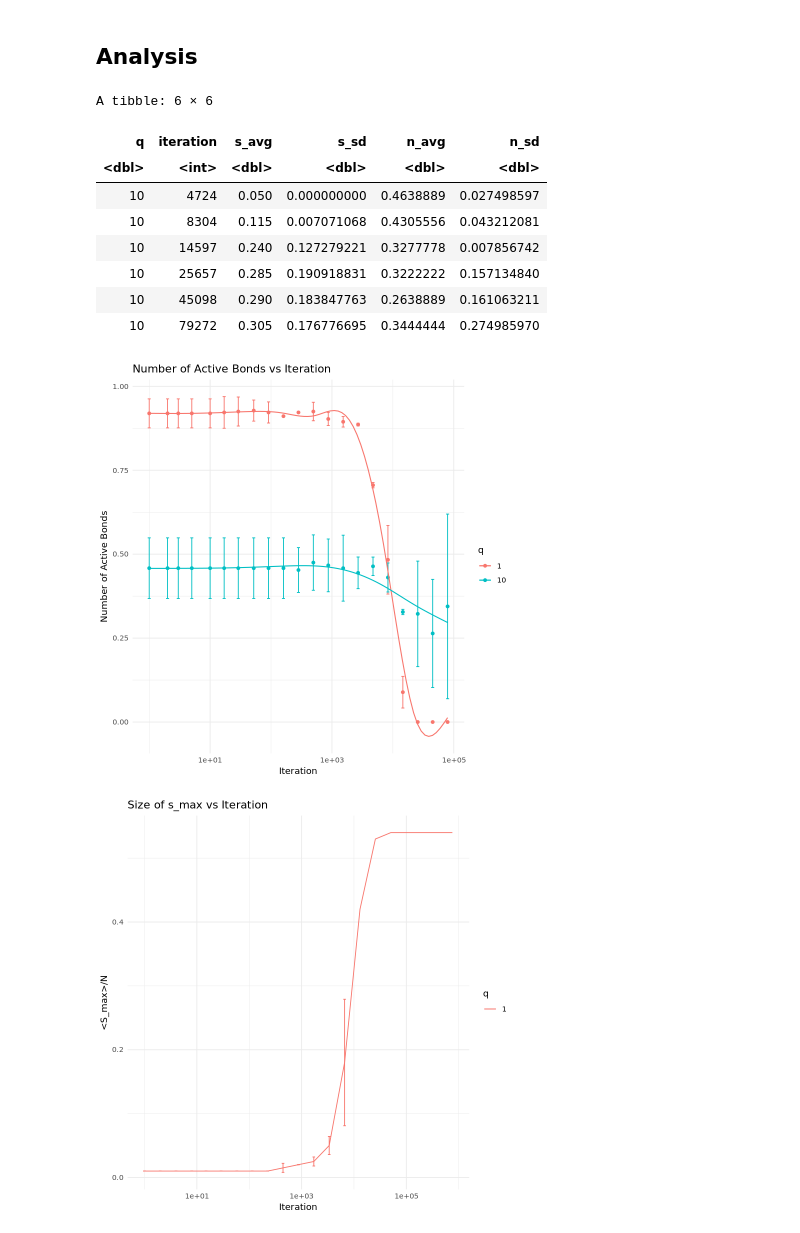
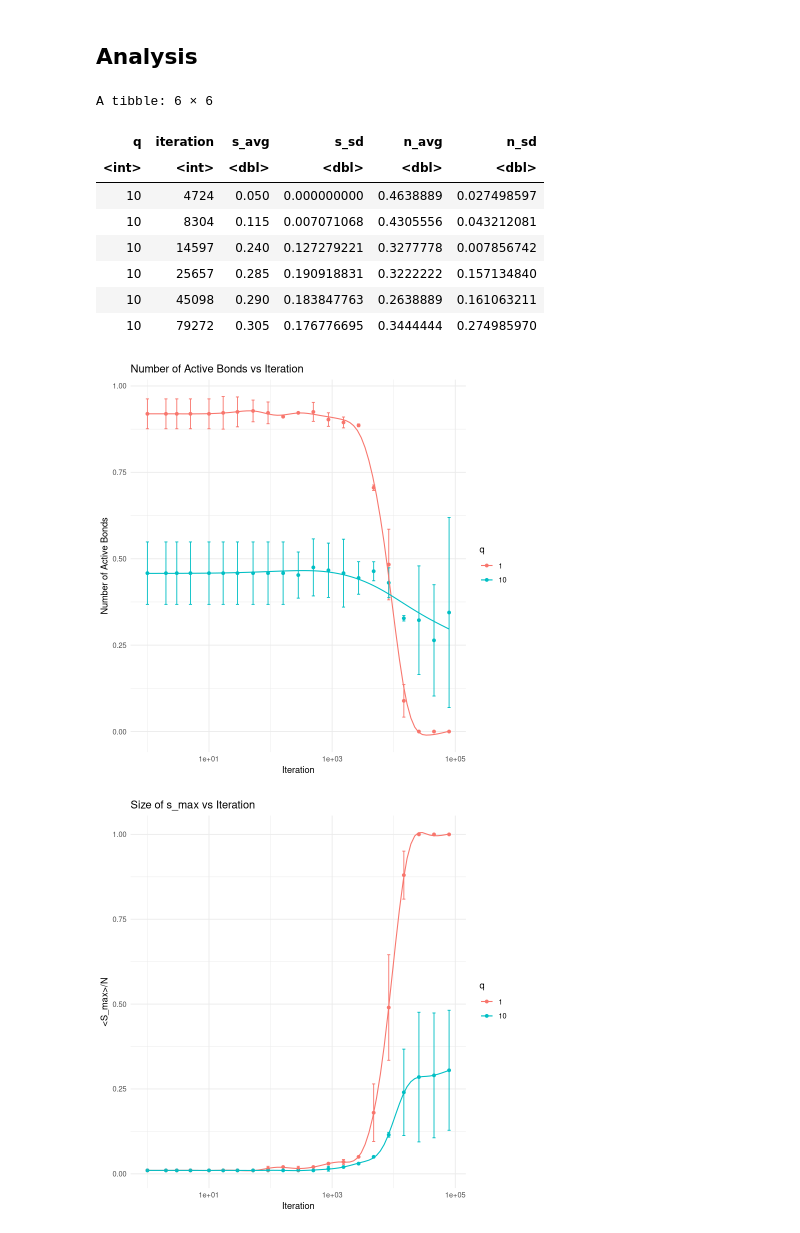
Before and after one commit to paololapo/ComplexNetworks_projects, a Jupyter notebook: code/task_30/social_influence.ipynb, the cells around one changed output. Saved outputs shown, nothing was run; the diff lists cells and outputs as text; code cells hidden in the pictures.

```diff
--- a/code/task_30/social_influence.ipynb
+++ b/code/task_30/social_influence.ipynb
@@ -165,0 +179,18 @@ plot(g,
+# %%
+# Hyperparameters
+F <- 10 # Number of features
+q <- 10 # Disorder parameter
+mode <- "pois"
+
+g <- initialize_features(g, F, q, mode)
+
+# Plot the graph
+plot(g,
+     layout = layout_on_grid(g),  # Use lattice layout for proper grid representation
+     main = "Regular Lattice Graph",  # Title of the plot
+     vertex.size = 10,  # Size of the vertices
+     vertex.label.cex = 0.8,  # Font size of vertex labels
+     vertex.color = get_nodes_cmap(g),  # Color of the vertices
+     vertex.frame.color = "black",  # Border color of the vertices
+     vertex.label.color = "black"  # Color of the vertex labels
+)
@@ -165,0 +199,8 @@ plot(g,
+# %%
+## Dynamics ##
+pb <- txtProgressBar(min = 0, max = 100000, style = 3)
+for(i in 1:100000) {
+  g <- single_step(g)
+  setTxtProgressBar(pb, i)
+}
+close(pb)
@@ -240,3 +294,6 @@ close(pb)
 # %%
 # Save res in csv
 write.csv(res, "res.csv", row.names = FALSE)
+# %%
+# Load res from csv
+res <- read.csv("res.csv")
@@ -255,7 +314,7 @@ tail(df)
 # %% [output]
 A tibble: 6 × 6
 | q | iteration | s_avg | s_sd | n_avg | n_sd |
-| <dbl> | <int> | <dbl> | <dbl> | <dbl> | <dbl> |
+| <int> | <int> | <dbl> | <dbl> | <dbl> | <dbl> |
 | 10 | 4724 | 0.050 | 0.000000000 | 0.4638889 | 0.027498597 |
 | 10 | 8304 | 0.115 | 0.007071068 | 0.4305556 | 0.043212081 |
 | 10 | 14597 | 0.240 | 0.127279221 | 0.3277778 | 0.007856742 |
@@ -267,7 +326,7 @@ A tibble: 6 × 6
 ggplot(df, aes(x = iteration, y = n_avg, color = factor(q))) +
   geom_point() +  # Line plot for the mean values
   geom_errorbar(aes(ymin = n_avg - n_sd, ymax = n_avg + n_sd), width = 0.05) +  # Error bars
-  geom_smooth(method = "gam", formula = y ~ s(x, bs = "cs"), se = FALSE, size = 0.6) + # Smooth line
+  geom_smooth(method = "gam", formula = y ~ s(x, bs = "cs", k=15), se = FALSE, linewidth = 0.6) + # Smooth line
   scale_x_log10() +  # Log scale for x-axis
   labs(
     title = "Number of Active Bonds vs Iteration",
@@ -277,19 +336,20 @@ ggplot(df, aes(x = iteration, y = n_avg, color = factor(q))) +
   ) +
   theme_minimal()
 # %% [output]
-[figure, old version]
+[figure, new version]
 # %%
 # Plot number of s_max vs iteration per each q
-ggplot(df, aes(x = iteration, y = s_avg/N, color = factor(q))) +
-  geom_line() +  # Line plot for the mean values
-  geom_errorbar(aes(ymin=(s_avg-s_sd)/N, ymax=(s_avg+s_sd)/N, width = 0.05)) +  # Error bars
+ggplot(df, aes(x = iteration, y = s_avg, color = factor(q))) +
+  geom_point() +  # Line plot for the mean values
+  geom_errorbar(aes(ymin=(s_avg-s_sd), ymax=(s_avg+s_sd), width = 0.05)) +  # Error bars
+  geom_smooth(method = "gam", formula = y ~ s(x, bs = "cs", k=15), se = FALSE, linewidth = 0.6) +
   scale_x_log10() +  # Log scale for x-axis
   labs(
     title = "Size of s_max vs Iteration",
     x = "Iteration",
     y = "<S_max>/N",
     color = "q"
   ) +
   theme_minimal()
 # %% [output]
-[figure, old version]
+[figure, new version]
```
Also changed, not shown: parts of 11 cells of this notebook.
